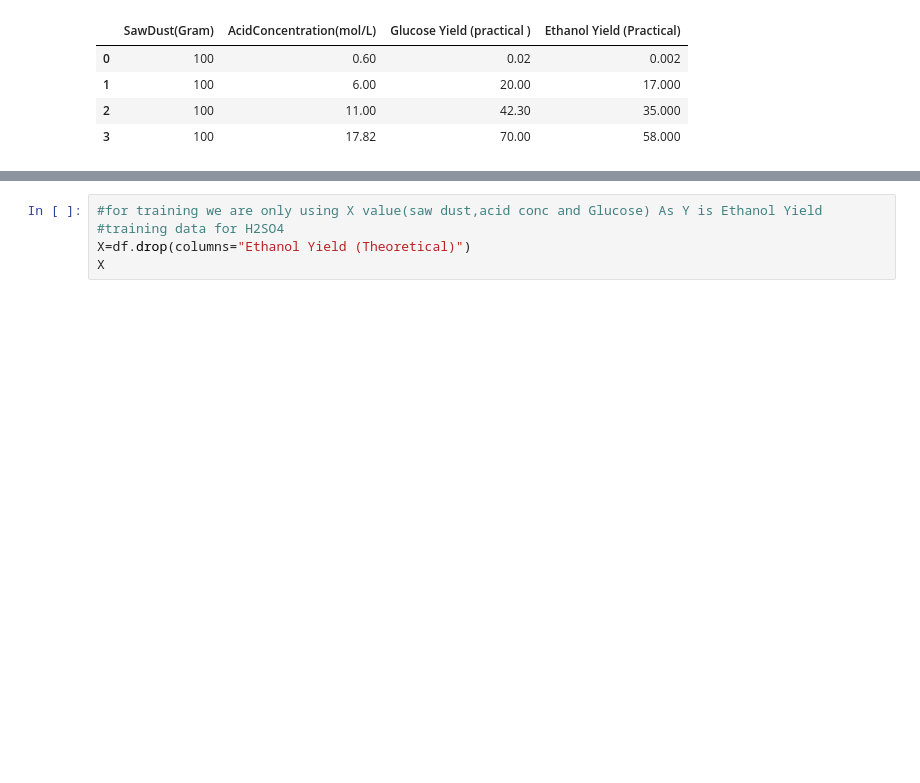
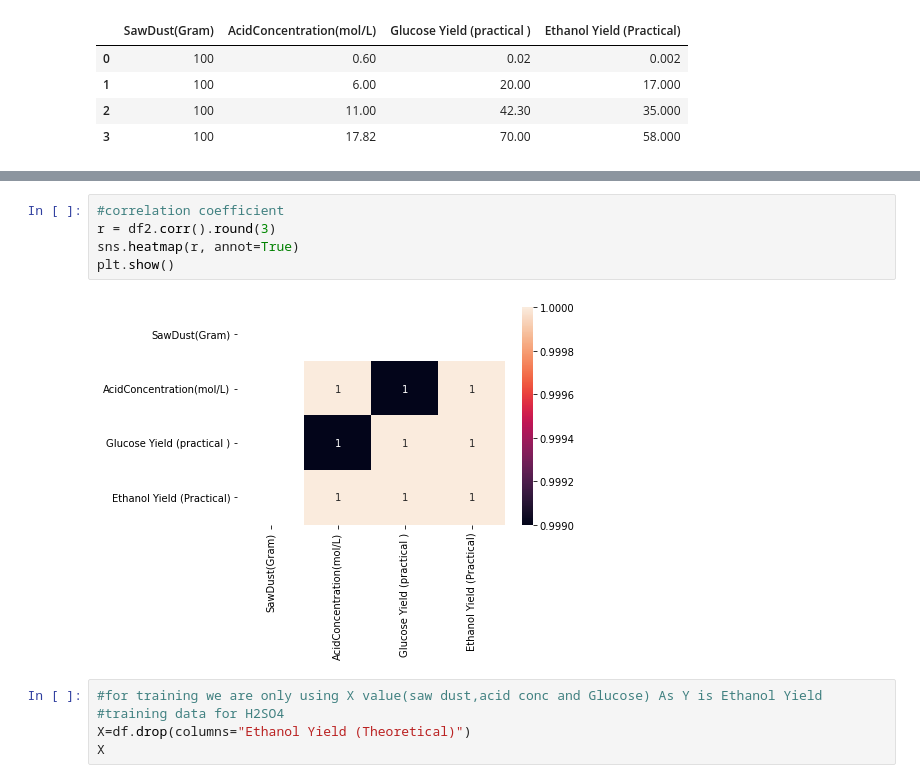
Before and after one commit to Riteshdahal/BioEthanolfromSAWDUST, a Jupyter notebook: Final_BioEthanol_Model(H2SO4).ipynb, the cells around one changed output, grey strips where cells are left out. Saved outputs shown, nothing was run; the diff lists cells and outputs as text; blank space fills up the shorter version.

```diff
--- a/Final_BioEthanol_Model(H2SO4).ipynb
+++ b/Final_BioEthanol_Model(H2SO4).ipynb
@@ -54,3 +60,10 @@ df
+# %%
+#correlation coefficient
+r = df2.corr().round(3)
+sns.heatmap(r, annot=True)
+plt.show()
+# %% [output]
+[figure, added]
 # %%
 #for training we are only using X value(saw dust,acid conc and Glucose) As Y is Ethanol Yield
 #training data for H2SO4
```
Also changed, not shown: parts of 9 cells of this notebook.
